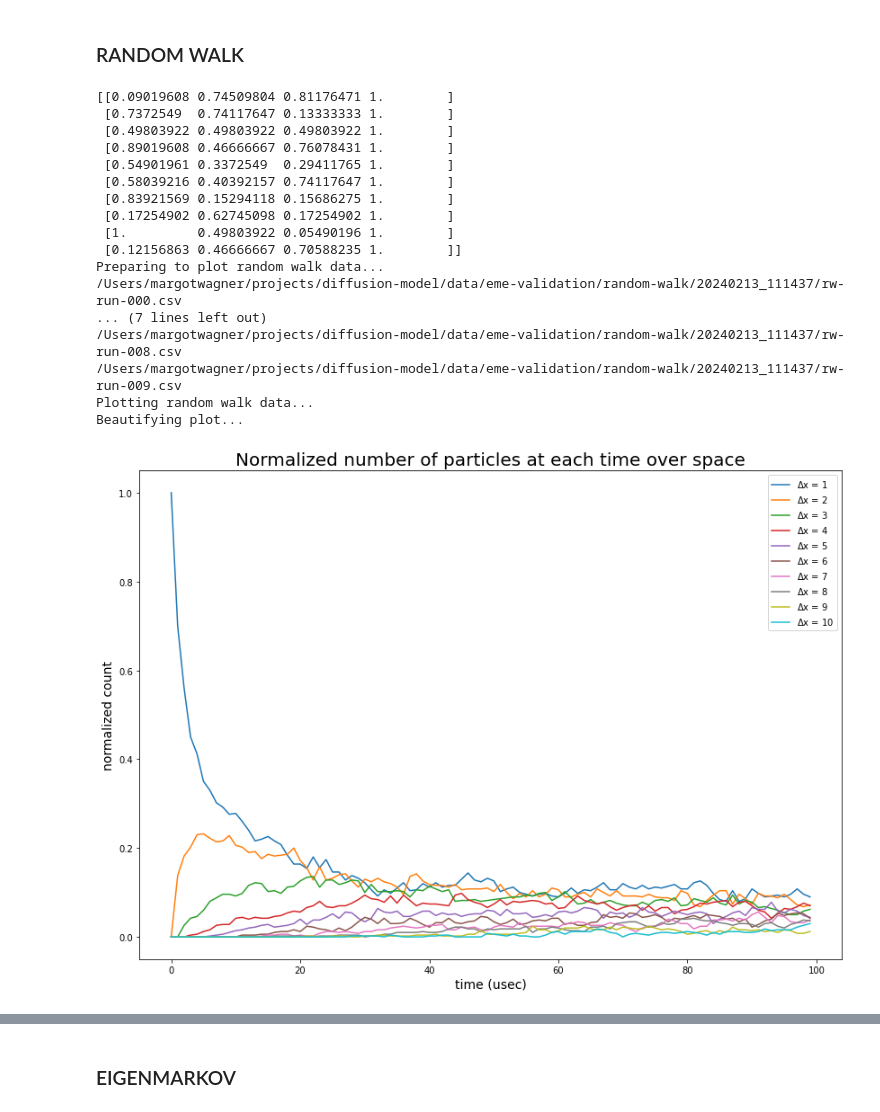
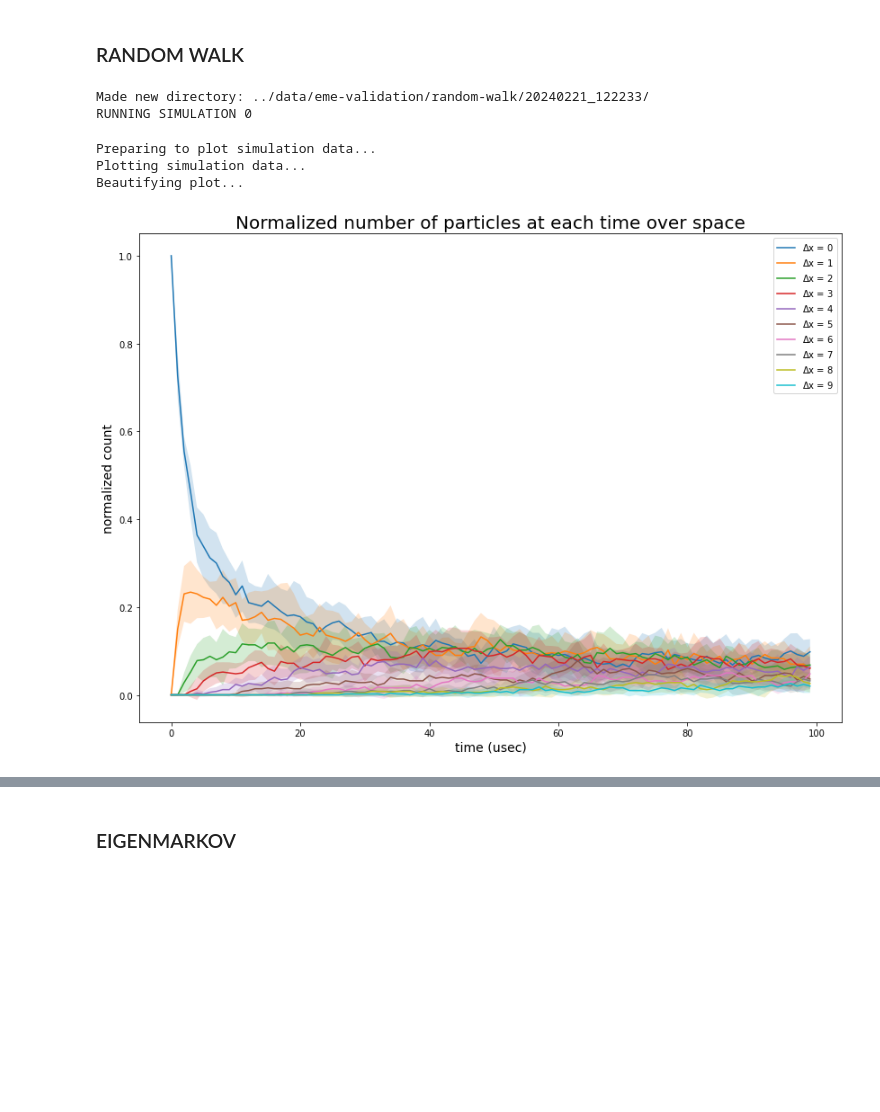
Before and after one commit to margotwagner/diffusion-model, a Jupyter notebook: notebooks/eme-scale-exp.ipynb, the cells around one changed output, grey strips where cells are left out. Drawn from its saved outputs; the diff is of its cells as text; code cells hidden in the pictures; blank space fills up the shorter version.

Commit message:
issue with plotting eme results

```diff
--- a/notebooks/eme-scale-exp.ipynb
+++ b/notebooks/eme-scale-exp.ipynb
@@ -102,42 +102,30 @@ Plotting...
 # %%
 # RANDOM WALK
 # STOCHASTIC AND NODAL
-multi_rw = rm.RunMultiruns(
+multi_rw = RWRunMultiruns(
     n_runs=n_runs,
     n_particles=n_particles,
     n_spatial_locs=n_space_pts,
     n_time_pts=n_time_pts,
     particle_start_loc=ca_init_idx,
-    scaling_factor=1.0,
 )
 
-multi_rw.run_multi_rw(data_dir="../data")
+multi_rw.run_multi(data_dir="../data")
+# %% [output]
+Made new directory: ../data/eme-validation/random-walk/20240221_122233/
+RUNNING SIMULATION 0
 # %%
-plotter = pm.PlotMultiRuns(
-    rw_dir="/Users/margotwagner/projects/diffusion-model/data/eme-validation/random-walk/20240213_111437/",
-    plot_rw=True,
+plotter = PlotMultiRuns(
+    dir="/Users/margotwagner/projects/diffusion-model/data/eme-validation/random-walk/20240221_122233/",
+    file_id="rw",
 )
 
 plotter.plot_multiruns_space()
 # %% [output]
-[[0.09019608 0.74509804 0.81176471 1.        ]
- [0.7372549  0.74117647 0.13333333 1.        ]
- [0.49803922 0.49803922 0.49803922 1.        ]
- [0.89019608 0.46666667 0.76078431 1.        ]
- [0.54901961 0.3372549  0.29411765 1.        ]
- [0.58039216 0.40392157 0.74117647 1.        ]
- [0.83921569 0.15294118 0.15686275 1.        ]
- [0.17254902 0.62745098 0.17254902 1.        ]
- [1.         0.49803922 0.05490196 1.        ]
- [0.12156863 0.46666667 0.70588235 1.        ]]
-Preparing to plot random walk data...
-/Users/margotwagner/projects/diffusion-model/data/eme-validation/random-walk/20240213_111437/rw-run-000.csv
-... (7 lines left out)
-/Users/margotwagner/projects/diffusion-model/data/eme-validation/random-walk/20240213_111437/rw-run-008.csv
-/Users/margotwagner/projects/diffusion-model/data/eme-validation/random-walk/20240213_111437/rw-run-009.csv
-Plotting random walk data...
+Preparing to plot simulation data...
+Plotting simulation data...
 Beautifying plot...
-[figure, old version]
+[figure, new version]
 # %%
 plotter.plot_multiruns_time([0, 1, 5, 20, 40, 50, 99])
 # %% [output]
```
Also changed, not shown: parts of 8 cells of this notebook, 2 other files.
